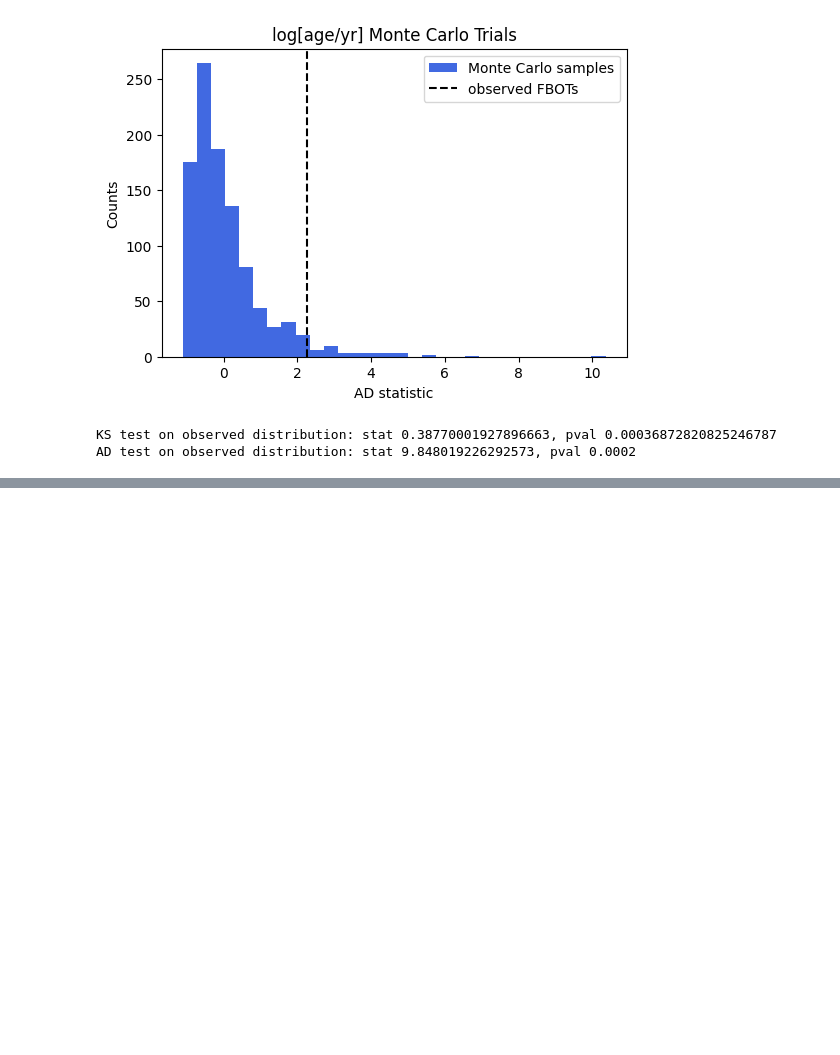
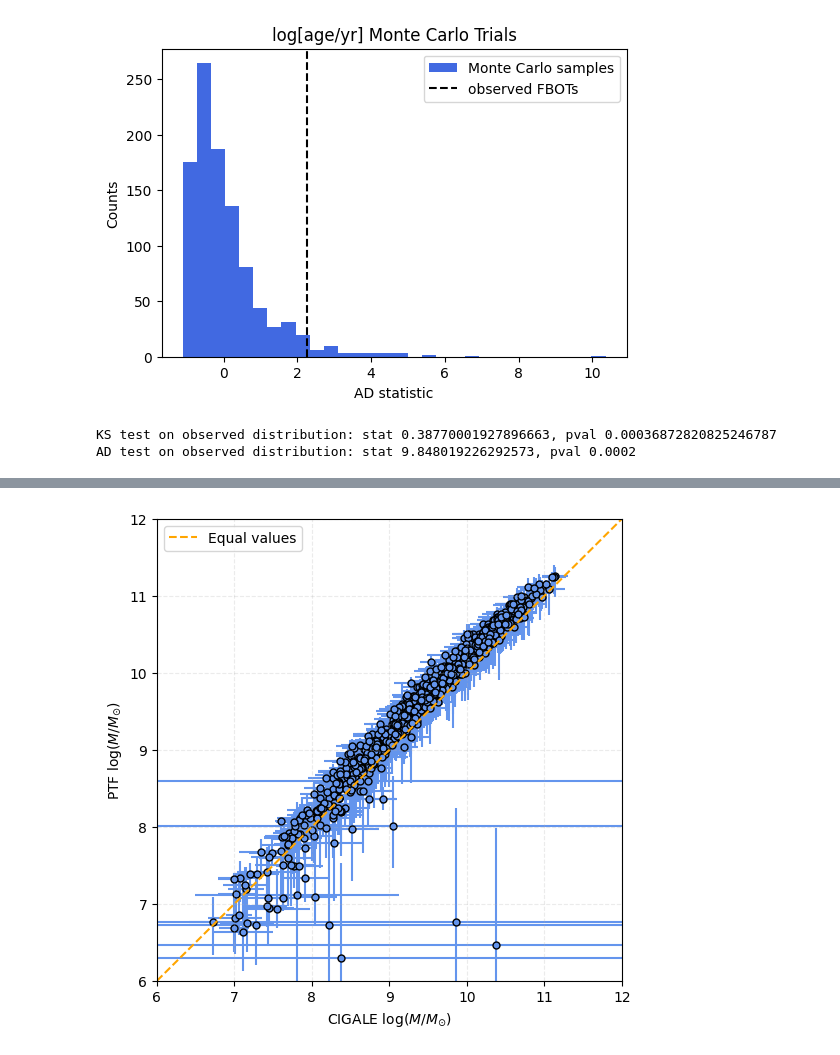
Before and after one commit to aswinsuresh24/sne_hosts, a Jupyter notebook: hosts.ipynb, the cells around one changed output, grey strips where cells are left out. Saved outputs shown, nothing was run; the diff lists cells and outputs as text; code cells hidden in the pictures; blank space fills up the shorter version.

```diff
--- a/hosts.ipynb
+++ b/hosts.ipynb
@@ -552,0 +583,10 @@ AD test on observed distribution: stat 9.848019226292573, pval 0.0002
+# %%
+cigale_out = np.log10(sne_results['bayes.stellar.m_star'])
+cigale_err = sne_results['bayes.stellar.m_star_err']/sne_results['bayes.stellar.m_star']/np.log(10)
+
+ref_out = ptf_results['logM']
+ref_err = np.array(ptf_results[['e_logM', 'E_logM']]).T
+
+compare_results(cigale_out, cigale_err, ref_out, ref_err, r'log($M/M_{\odot}$)', compare_x=[6, 12], savefig='mstar_comp.png', xlim=(6, 12), ylim=(6, 12))
+# %% [output]
+[figure, added]
```
Also changed, not shown: parts of 5 cells of this notebook.
